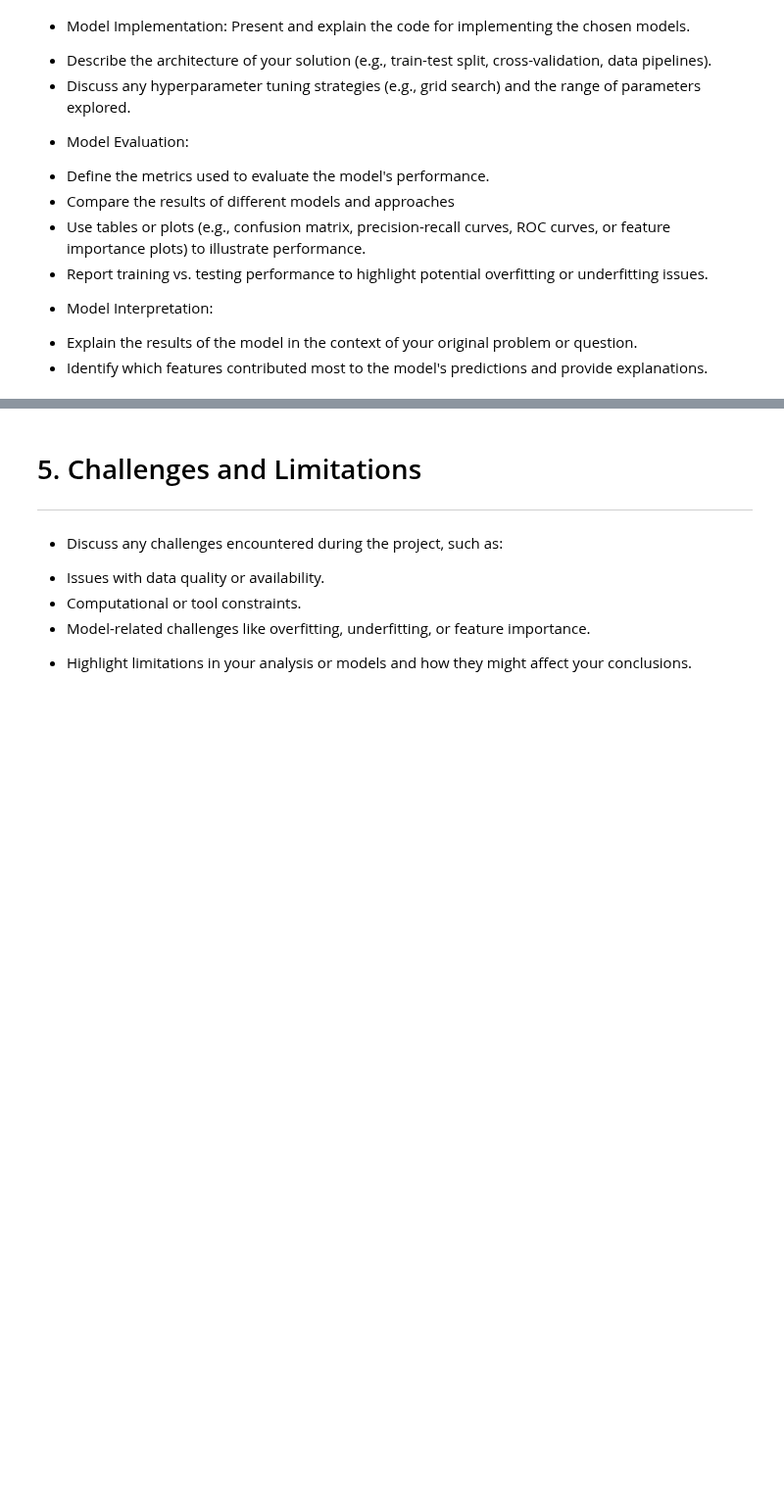
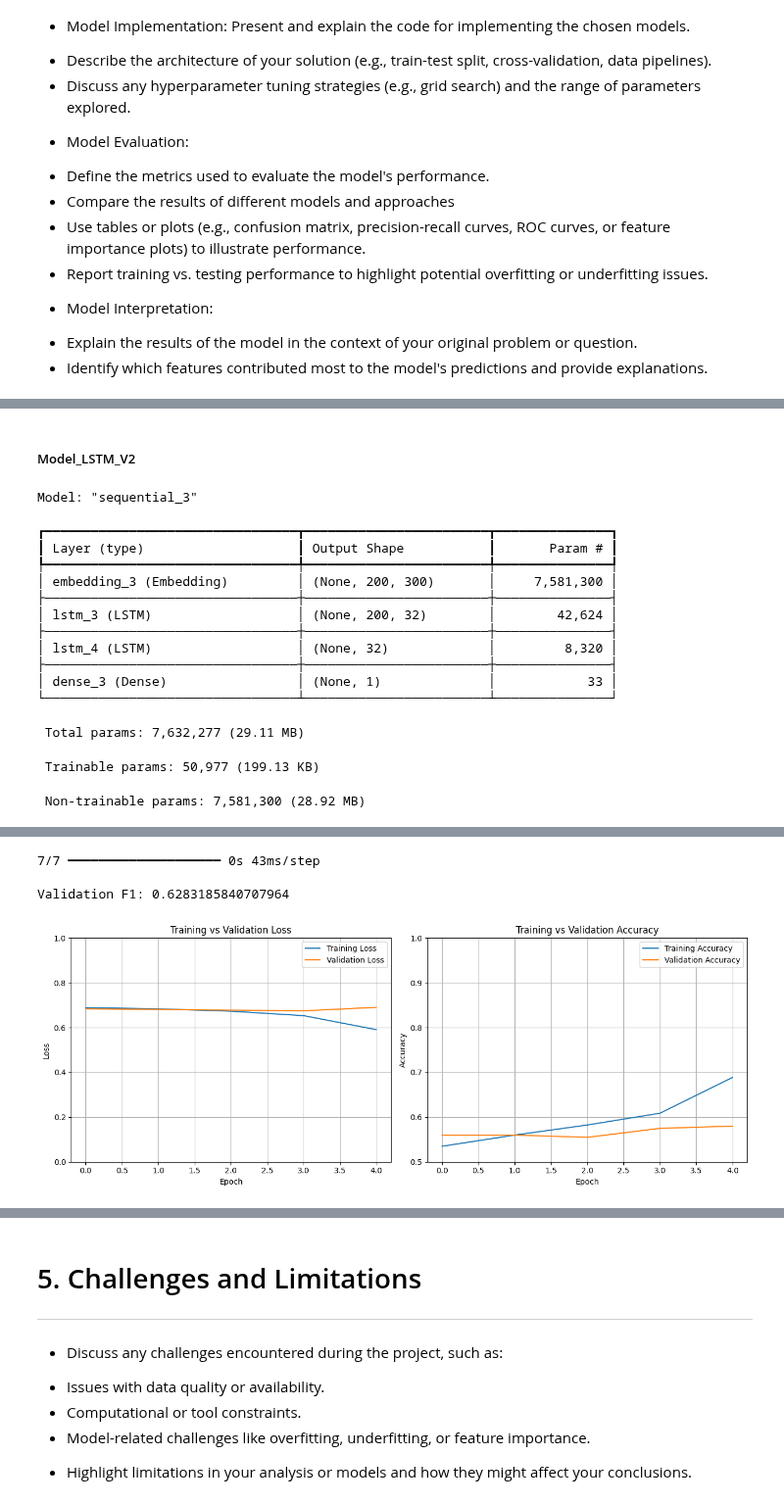
Before and after one commit to sokoruchi100/INFO-371-Project, a Jupyter notebook: INFO371_Final_Project_Report.ipynb, the cells around one changed output, grey strips where cells are left out. Shown at 98% size. Drawn from its saved outputs; the diff is of its cells as text; code cells hidden in the pictures; blank space fills up the shorter version.

```diff
--- a/INFO371_Final_Project_Report.ipynb
+++ b/INFO371_Final_Project_Report.ipynb
@@ -110,0 +746,29 @@ The analysis should be guided by the problem defined earlier. Show your code and
+# %% [markdown]
+##### Model_LSTM_V2
+# %%
+model = model_lstm_v2(units_1=32, dropout_1=0, units_2=32, dropout_2=0, optimizer="adam")
+model.summary()
+history = model.fit(
+    X_train, y_train,
+    validation_data=(X_validate, y_validate),
+    epochs=5,
+    batch_size=64
+)
+print("\nValidation F1:", calculate_f1(model, X_validate, y_validate), "\n")
+plot_training_curves(history)
+# %% [output]
+Model: "sequential_3"
+┏━━━━━━━━━━━━━━━━━━━━━━━━━━━━━━━━━┳━━━━━━━━━━━━━━━━━━━━━━━━┳━━━━━━━━━━━━━━━┓
+┃ Layer (type)                    ┃ Output Shape           ┃       Param # ┃
+┡━━━━━━━━━━━━━━━━━━━━━━━━━━━━━━━━━╇━━━━━━━━━━━━━━━━━━━━━━━━╇━━━━━━━━━━━━━━━┩
+│ embedding_3 (Embedding)         │ (None, 200, 300)       │     7,581,300 │
+├─────────────────────────────────┼────────────────────────┼───────────────┤
+│ lstm_3 (LSTM)                   │ (None, 200, 32)        │        42,624 │
+├─────────────────────────────────┼────────────────────────┼───────────────┤
+│ lstm_4 (LSTM)                   │ (None, 32)             │         8,320 │
+├─────────────────────────────────┼────────────────────────┼───────────────┤
+│ dense_3 (Dense)                 │ (None, 1)              │            33 │
+└─────────────────────────────────┴────────────────────────┴───────────────┘
+ Total params: 7,632,277 (29.11 MB)
+ Trainable params: 50,977 (199.13 KB)
+ Non-trainable params: 7,581,300 (28.92 MB)
@@ -110,0 +786,4 @@ The analysis should be guided by the problem defined earlier. Show your code and
+7/7 ━━━━━━━━━━━━━━━━━━━━ 0s 43ms/step
+
+Validation F1: 0.6283185840707964
+[figure, added]
```
Also changed, not shown: parts of 105 cells of this notebook.
